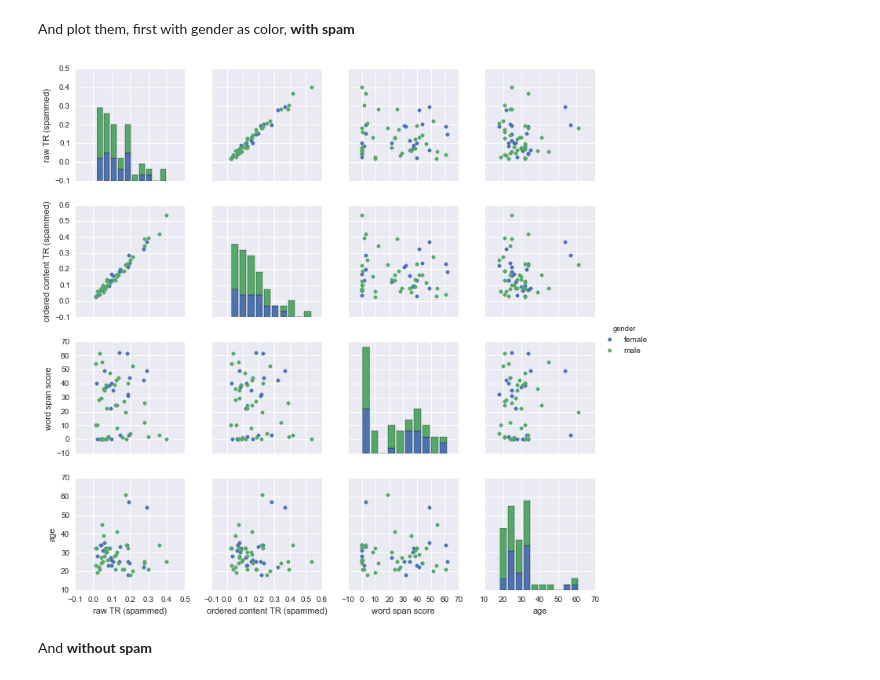
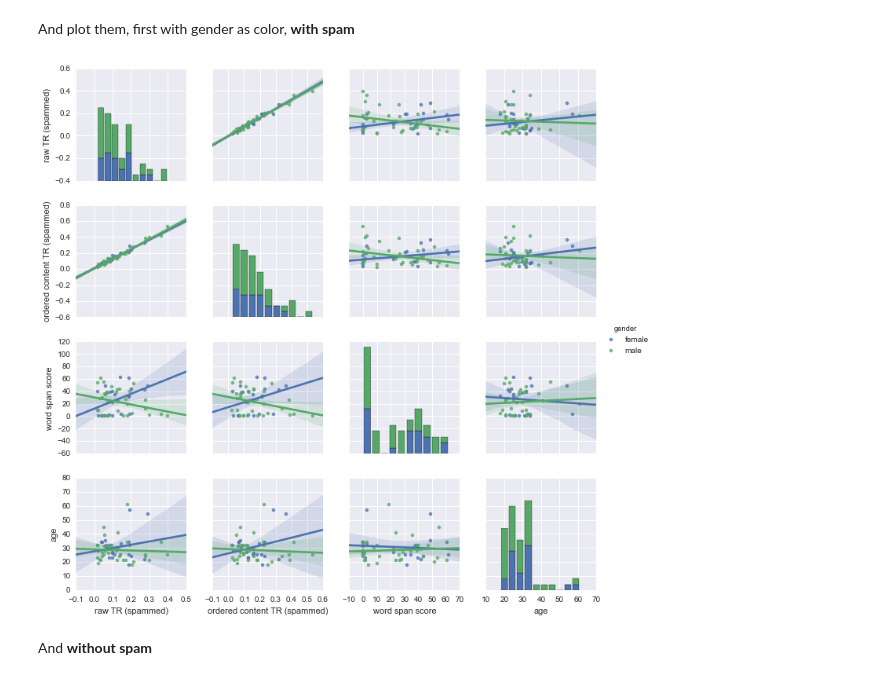
Before and after one commit to interpretation-experiment/analysis, a Jupyter notebook: notebooks/descriptive_stats.ipynb, the cells around one changed output. Drawn from its saved outputs; the diff is of its cells as text; code cells hidden in the pictures.

```diff
--- a/notebooks/descriptive_stats.ipynb
+++ b/notebooks/descriptive_stats.ipynb
@@ -88,11 +88,12 @@ And plot them, first with gender as color, **with spam**
 # %%
 sb.pairplot(profiles_interactions, hue='gender',
             vars=['raw TR (spammed)',
                   'ordered content TR (spammed)',
                   'word span score',
-                  'age']);
+                  'age'],
+            kind='reg');
 # %% [output]
-[figure, old version]
+[figure, new version]
 # %% [markdown]
 And **without spam**
 # %%
```
Also changed, not shown: parts of 7 cells of this notebook, 1 other file.
